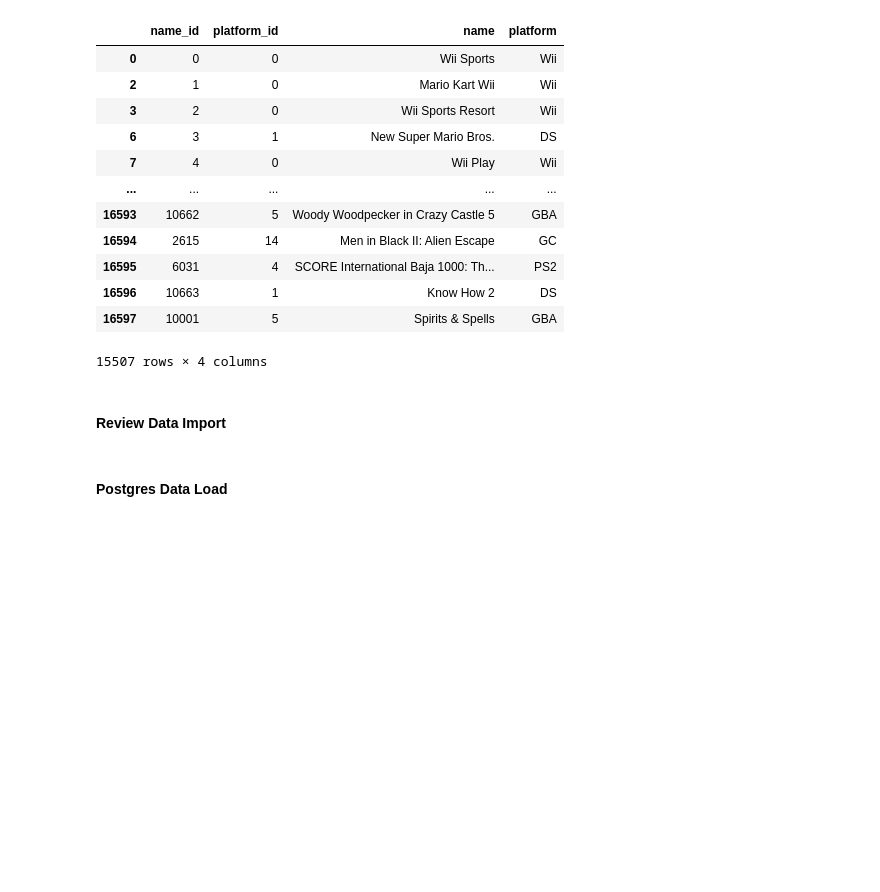
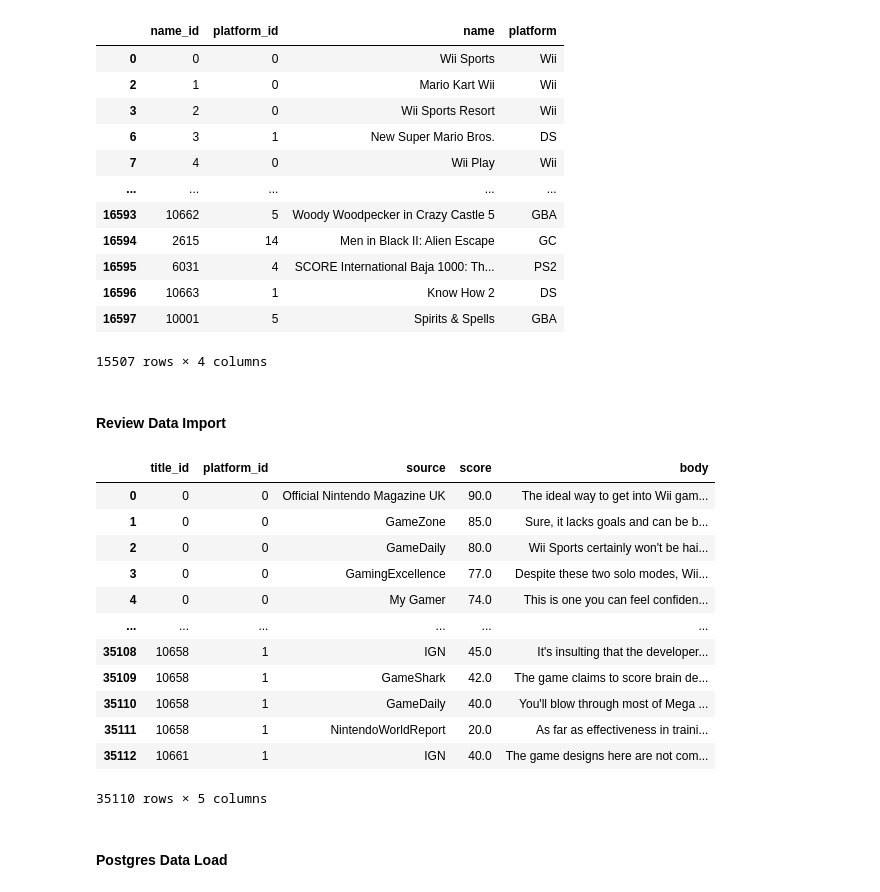
Before and after one commit to LievoisT/ETL-Project, a Jupyter notebook: VG_Transform_Final.ipynb, the cells around one changed output. Cells and saved outputs as stored; diff of their text form; code cells hidden in the pictures; blank space fills up the shorter version.

Commit message:
Tidied up a couple of naming errors, added to the ReadMe, renamed a couple of files to have more succinct names. Easy Peasy, Lemon Squeezy.

```diff
--- a/VG_Transform_Final.ipynb
+++ b/VG_Transform_Final.ipynb
@@ -412,14 +400,31 @@ review_helper
 #### Review Data Import
 # %%
 #import and transform review dataframe for import
-review_df = pd.read_csv("reviews_test.csv")
+review_csv = os.path.join("Resources", "review_df.csv")
+review_df = pd.read_csv(review_csv)
 
 review_df.drop(columns=["Unnamed: 0", "Name", "Platform"], inplace=True)
+
+review_df.dropna(inplace=True)
 
 review_df.rename(columns={"Name_id" : "title_id", "Platform_id" : "platform_id", "Review Source": "source",\
                  "Review Score" : "score", "Review Body" : "body"}, inplace=True)
 
 review_df
+# %% [output]
+|  | title_id | platform_id | source | score | body |
+| 0 | 0 | 0 | Official Nintendo Magazine UK | 90.0 | The ideal way to get into Wii gam... |
+| 1 | 0 | 0 | GameZone | 85.0 | Sure, it lacks goals and can be b... |
+| 2 | 0 | 0 | GameDaily | 80.0 | Wii Sports certainly won't be hai... |
+| 3 | 0 | 0 | GamingExcellence | 77.0 | Despite these two solo modes, Wii... |
+| 4 | 0 | 0 | My Gamer | 74.0 | This is one you can feel confiden... |
+| ... | ... | ... | ... | ... | ... |
+| 35108 | 10658 | 1 | IGN | 45.0 | It's insulting that the developer... |
+| 35109 | 10658 | 1 | GameShark | 42.0 | The game claims to score brain de... |
+| 35110 | 10658 | 1 | GameDaily | 40.0 | You'll blow through most of Mega ... |
+| 35111 | 10658 | 1 | NintendoWorldReport | 20.0 | As far as effectiveness in traini... |
+| 35112 | 10661 | 1 | IGN | 40.0 | The game designs here are not com... |
+35110 rows × 5 columns
 # %% [markdown]
 #### Postgres Data Load
 # %%
```
Also changed, not shown: parts of 5 cells of this notebook, 3 other files.
